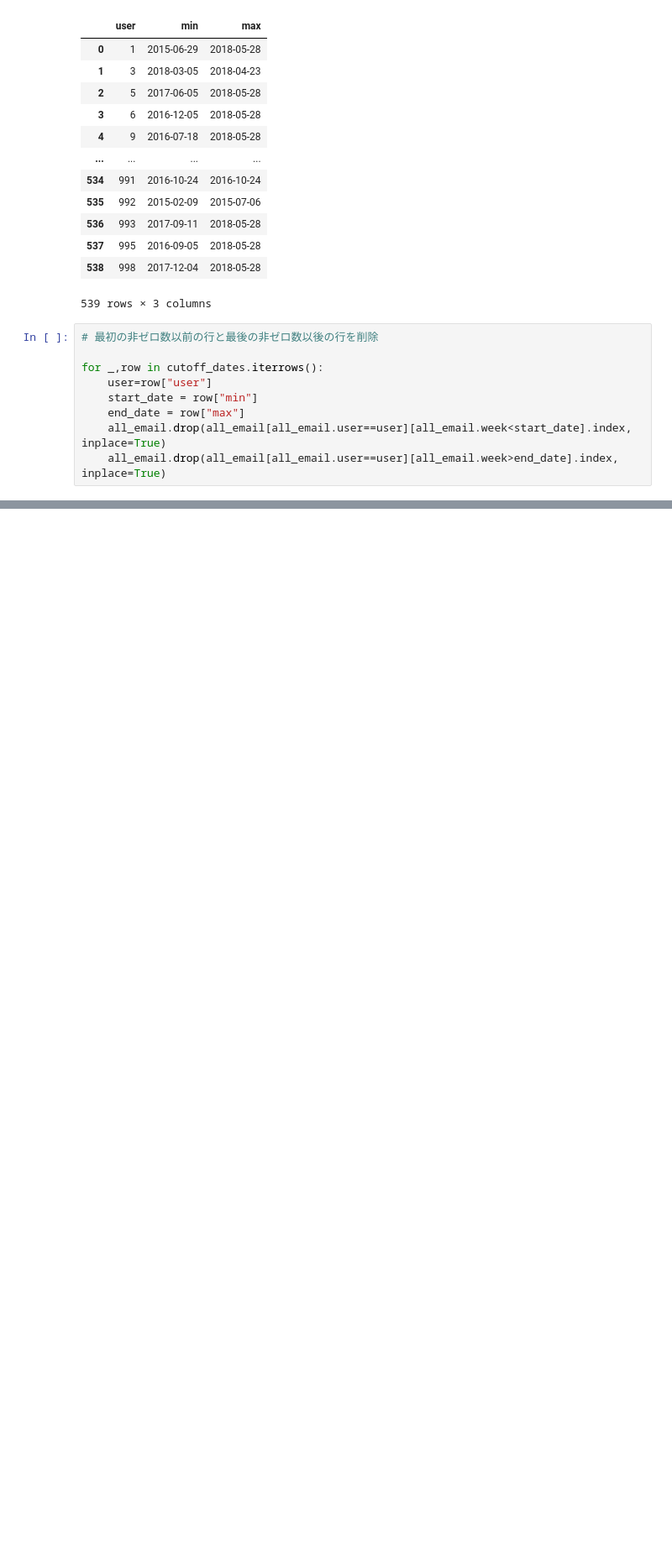
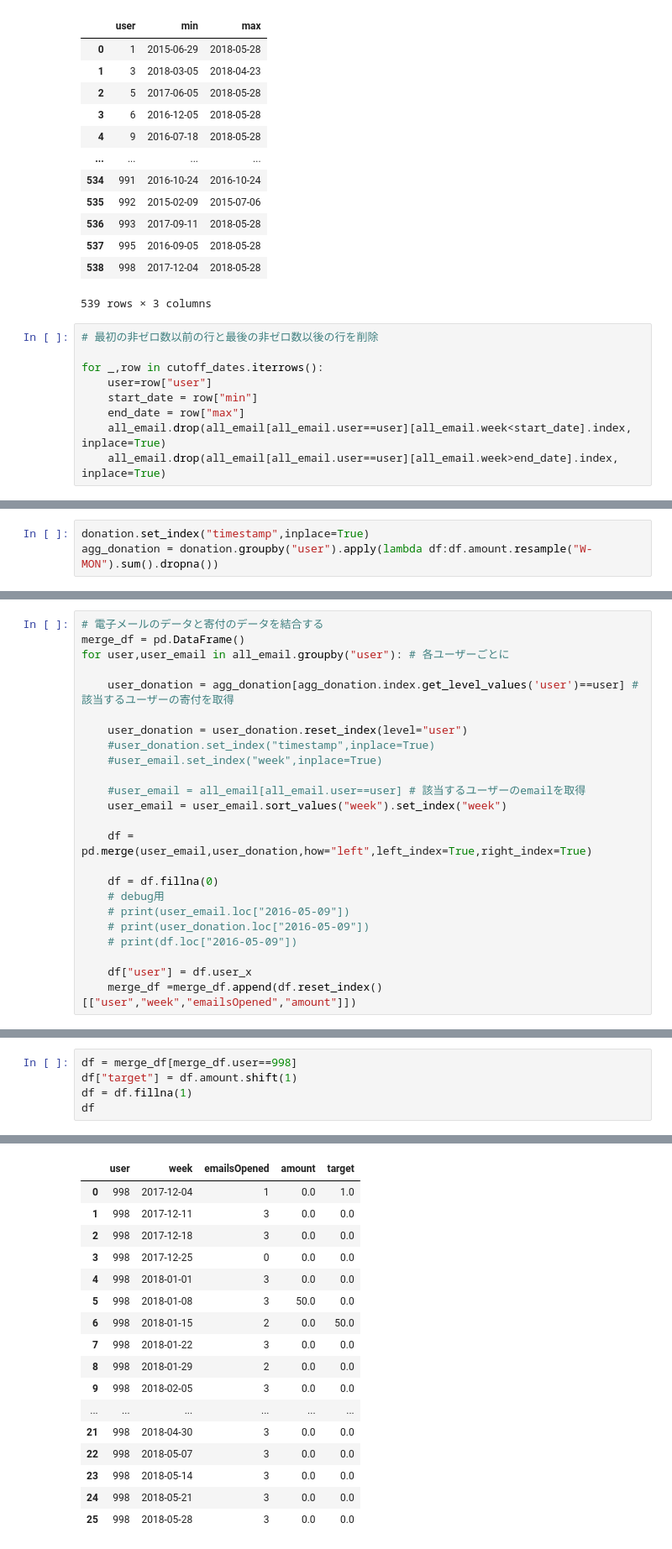
Before and after one commit to chama0623/TimeSeriesAnalysis, a Jupyter notebook: ch2/表データから時系列データの作成.ipynb, the cells around one changed output, grey strips where cells are left out. Shown: that part at 84% size. Saved outputs shown, nothing was run; the diff lists cells and outputs as text; blank space fills up the shorter version.

Commit message:
debug ch2 sample

```diff
--- a/ch2/表データから時系列データの作成.ipynb
+++ b/ch2/表データから時系列データの作成.ipynb
@@ -179,0 +189,3 @@ all_email[all_email.user==998]
+# %%
+donation.set_index("timestamp",inplace=True)
+agg_donation = donation.groupby("user").apply(lambda df:df.amount.resample("W-MON").sum().dropna())
@@ -179,0 +211,24 @@ all_email[all_email.user==998]
+# %%
+# 電子メールのデータと寄付のデータを結合する
+merge_df = pd.DataFrame()
+for user,user_email in all_email.groupby("user"): # 各ユーザーごとに
+
+    user_donation = agg_donation[agg_donation.index.get_level_values('user')==user] # 該当するユーザーの寄付を取得
+
+    user_donation = user_donation.reset_index(level="user")
+    #user_donation.set_index("timestamp",inplace=True)
+    #user_email.set_index("week",inplace=True)
+
+    #user_email = all_email[all_email.user==user] # 該当するユーザーのemailを取得
+    user_email = user_email.sort_values("week").set_index("week")
+
+    df = pd.merge(user_email,user_donation,how="left",left_index=True,right_index=True)
+
+    df = df.fillna(0)
+    # debug用
+    # print(user_email.loc["2016-05-09"])
+    # print(user_donation.loc["2016-05-09"])
+    # print(df.loc["2016-05-09"])
+
+    df["user"] = df.user_x
+    merge_df =merge_df.append(df.reset_index()[["user","week","emailsOpened","amount"]])
@@ -179,0 +254,6 @@ all_email[all_email.user==998]
+# %%
+df = merge_df[merge_df.user==998]
+df["target"] = df.amount.shift(1)
+df = df.fillna(1)
+df
+# %% [output]
@@ -179,0 +265,17 @@ all_email[all_email.user==998]
+|  | user | week | emailsOpened | amount | target |
+| 0 | 998 | 2017-12-04 | 1 | 0.0 | 1.0 |
+| 1 | 998 | 2017-12-11 | 3 | 0.0 | 0.0 |
+| 2 | 998 | 2017-12-18 | 3 | 0.0 | 0.0 |
+| 3 | 998 | 2017-12-25 | 0 | 0.0 | 0.0 |
+| 4 | 998 | 2018-01-01 | 3 | 0.0 | 0.0 |
+| 5 | 998 | 2018-01-08 | 3 | 50.0 | 0.0 |
+| 6 | 998 | 2018-01-15 | 2 | 0.0 | 50.0 |
+| 7 | 998 | 2018-01-22 | 3 | 0.0 | 0.0 |
+| 8 | 998 | 2018-01-29 | 2 | 0.0 | 0.0 |
+| 9 | 998 | 2018-02-05 | 3 | 0.0 | 0.0 |
+| ... | ... | ... | ... | ... | ... |
+| 21 | 998 | 2018-04-30 | 3 | 0.0 | 0.0 |
+| 22 | 998 | 2018-05-07 | 3 | 0.0 | 0.0 |
+| 23 | 998 | 2018-05-14 | 3 | 0.0 | 0.0 |
+| 24 | 998 | 2018-05-21 | 3 | 0.0 | 0.0 |
+| 25 | 998 | 2018-05-28 | 3 | 0.0 | 0.0 |
```
Also changed, not shown: parts of 8 cells of this notebook.
